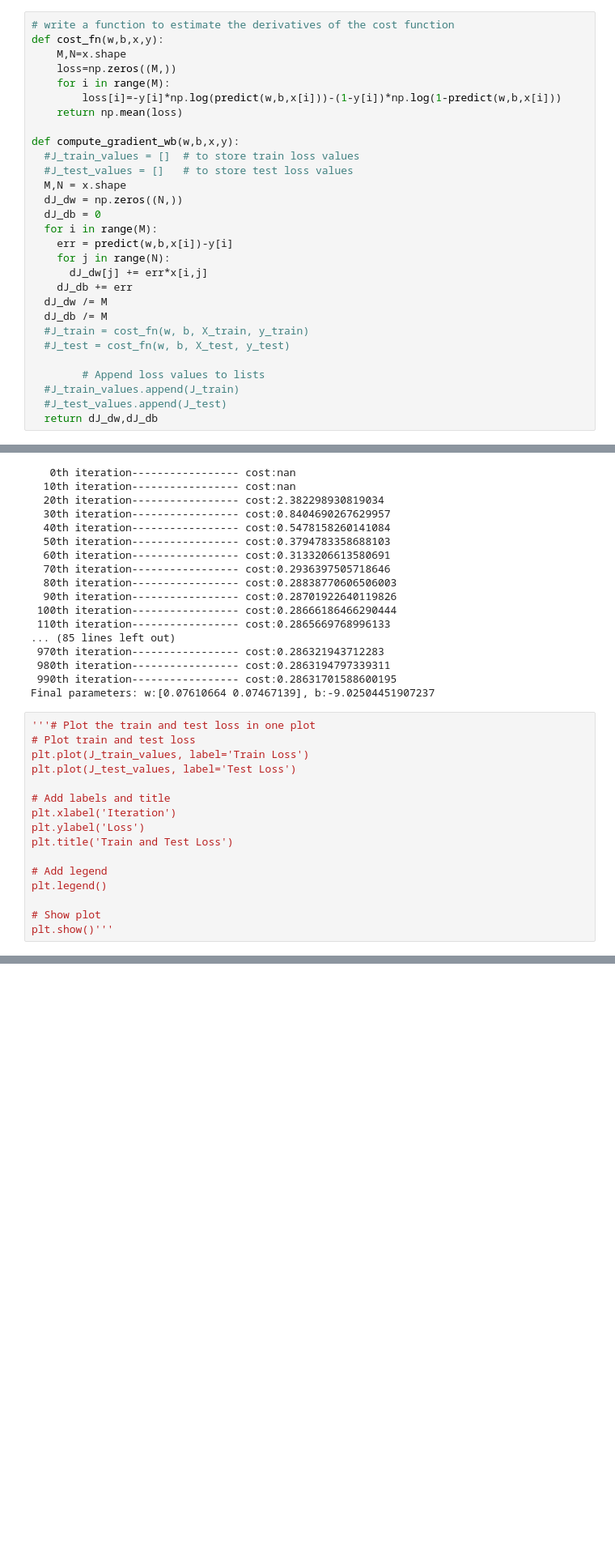
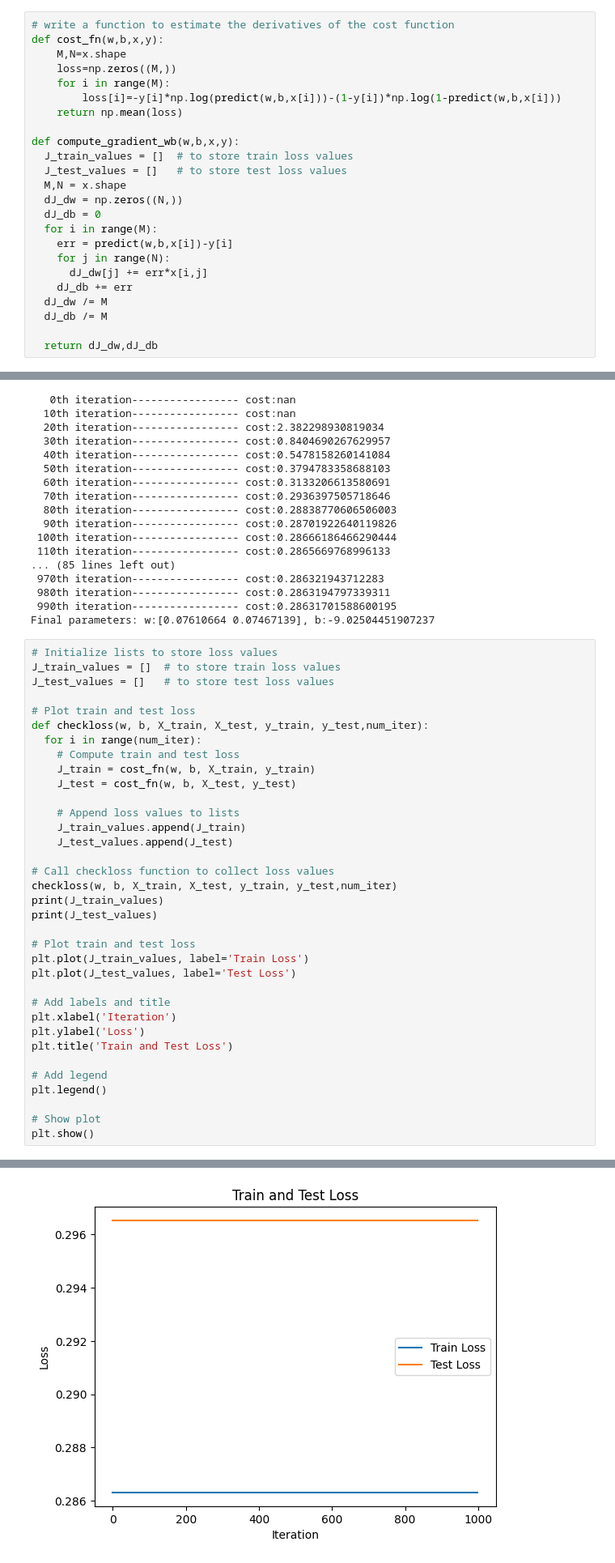
Before and after one commit to annapurna1702/Logistic_Regression_Model_for_Selection_Classification, a Jupyter notebook: Predictive_Analytics_Classification_Logistic_regression_two_input_variable_Assignment_3.ipynb, the cells around one changed output, grey strips where cells are left out. Shown at 81% size. Cells and saved outputs as stored; diff of their text form; blank space fills up the shorter version.

```diff
--- a/Predictive_Analytics_Classification_Logistic_regression_two_input_variable_Assignment_3.ipynb
+++ b/Predictive_Analytics_Classification_Logistic_regression_two_input_variable_Assignment_3.ipynb
@@ -160,8 +160,8 @@ def cost_fn(w,b,x,y):
     return np.mean(loss)
 
 def compute_gradient_wb(w,b,x,y):
-  #J_train_values = []  # to store train loss values
-  #J_test_values = []   # to store test loss values
+  J_train_values = []  # to store train loss values
+  J_test_values = []   # to store test loss values
   M,N = x.shape
   dJ_dw = np.zeros((N,))
   dJ_db = 0
@@ -172,12 +172,7 @@ def compute_gradient_wb(w,b,x,y):
     dJ_db += err
   dJ_dw /= M
   dJ_db /= M
-  #J_train = cost_fn(w, b, X_train, y_train)
-  #J_test = cost_fn(w, b, X_test, y_test)
 
-        # Append loss values to lists
-  #J_train_values.append(J_train)
-  #J_test_values.append(J_test)
   return dJ_dw,dJ_db
 # %% [markdown]
 ### Gradient Descent Algorithm
@@ -256,7 +251,26 @@ print(f"Final parameters: w:{w}, b:{b}")
  990th iteration----------------- cost:0.28631701588600195
 Final parameters: w:[0.07610664 0.07467139], b:-9.02504451907237
 # %%
-'''# Plot the train and test loss in one plot
+# Initialize lists to store loss values
+J_train_values = []  # to store train loss values
+J_test_values = []   # to store test loss values
+
+# Plot train and test loss
+def checkloss(w, b, X_train, X_test, y_train, y_test,num_iter):
+  for i in range(num_iter):
+    # Compute train and test loss
+    J_train = cost_fn(w, b, X_train, y_train)
+    J_test = cost_fn(w, b, X_test, y_test)
+
+    # Append loss values to lists
+    J_train_values.append(J_train)
+    J_test_values.append(J_test)
+
+# Call checkloss function to collect loss values
+checkloss(w, b, X_train, X_test, y_train, y_test,num_iter)
+print(J_train_values)
+print(J_test_values)
+
 # Plot train and test loss
 plt.plot(J_train_values, label='Train Loss')
 plt.plot(J_test_values, label='Test Loss')
@@ -270,5 +284,5 @@ plt.title('Train and Test Loss')
 plt.legend()
 
 # Show plot
-plt.show()'''
+plt.show()
 # %% [output]
@@ -276,3 +291,4 @@ plt.show()'''
+[figure, added]
 # %%
 #  plot the Logistic Regression Model for the estimated w and b values
 
```
Also changed, not shown: parts of 1 cell of this notebook.
